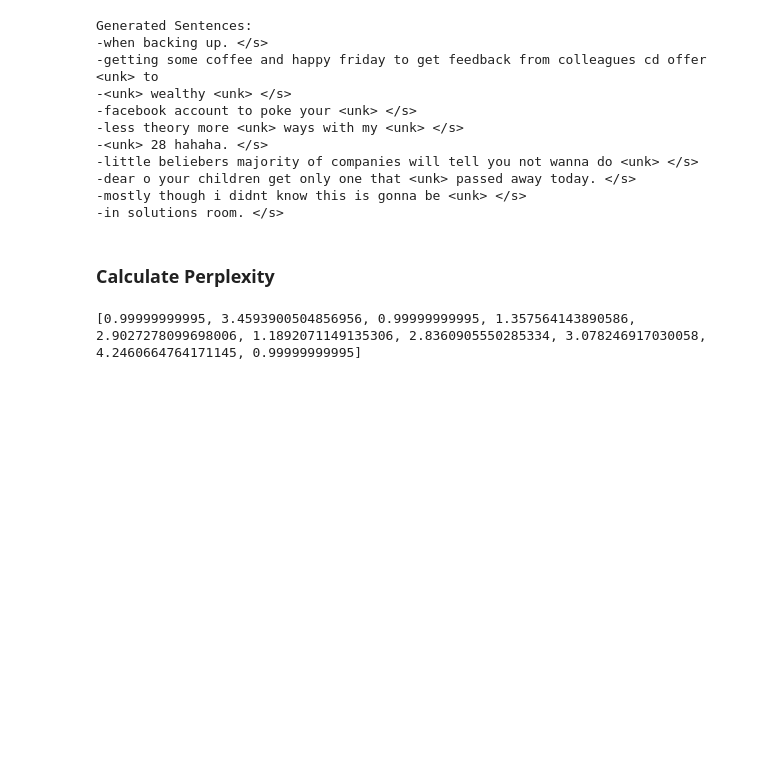
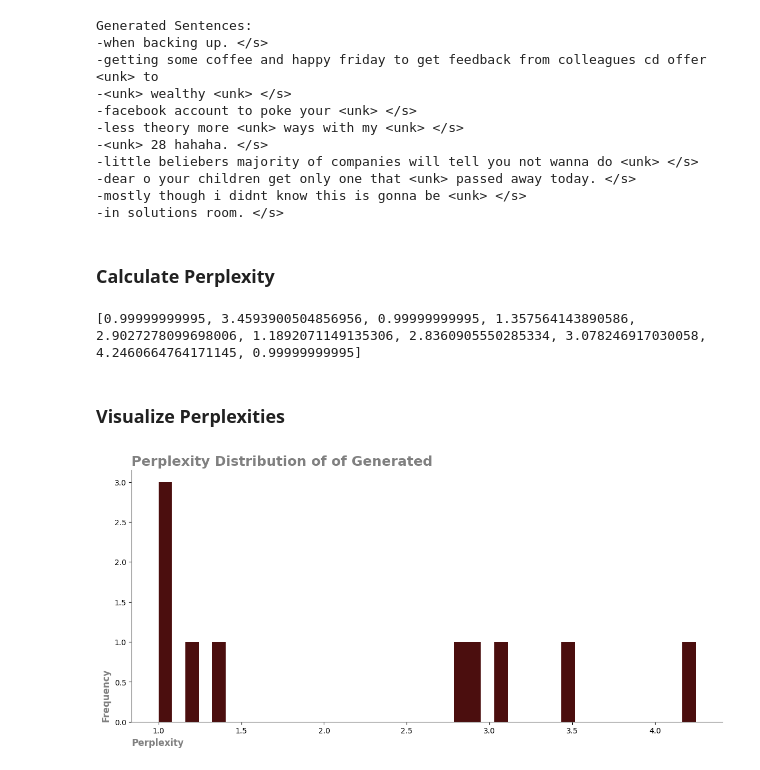
Before and after one commit to FatemeAmlahi/Text_Generation, a Jupyter notebook: Notebook/auto_complete_sentences.ipynb, the cells around one changed output. Drawn from its saved outputs; the diff is of its cells as text; code cells hidden in the pictures; blank space fills up the shorter version.

Commit message:
Add perplexity distribution visualization

```diff
--- a/Notebook/auto_complete_sentences.ipynb
+++ b/Notebook/auto_complete_sentences.ipynb
@@ -199,3 +199,31 @@ perplexities = [calculate_perplexity(sentence, ngram_model,n) for sentence in ge
 print(perplexities)
 # %% [output]
 [0.99999999995, 3.4593900504856956, 0.99999999995, 1.357564143890586, 2.9027278099698006, 1.1892071149135306, 2.8360905550285334, 3.078246917030058, 4.2460664764171145, 0.99999999995]
+# %% [markdown]
+### Visualize Perplexities
+# %%
+fig, ax = plt.subplots(figsize = (14,6))
+ax.hist(perplexities, bins=40, color= "#4B0E0E");
+ax.set_title("Perplexity Distribution of of Generated",
+             weight = "bold",
+             fontsize = 18,
+             loc="left",
+             color ="gray")
+
+ax.set_xlabel("Perplexity",
+                loc="left",
+                weight ="bold",
+                fontsize = 12,
+                color = "gray")
+
+ax.set_ylabel("Frequency",
+              loc="bottom",
+              weight = "bold",
+              fontsize = 12,
+              color="gray")
+
+
+ax.spines[["right", "top"]].set_visible(False)
+ax.spines[["bottom", "left"]].set_color("gray")
+# %% [output]
+[figure, added]
```
